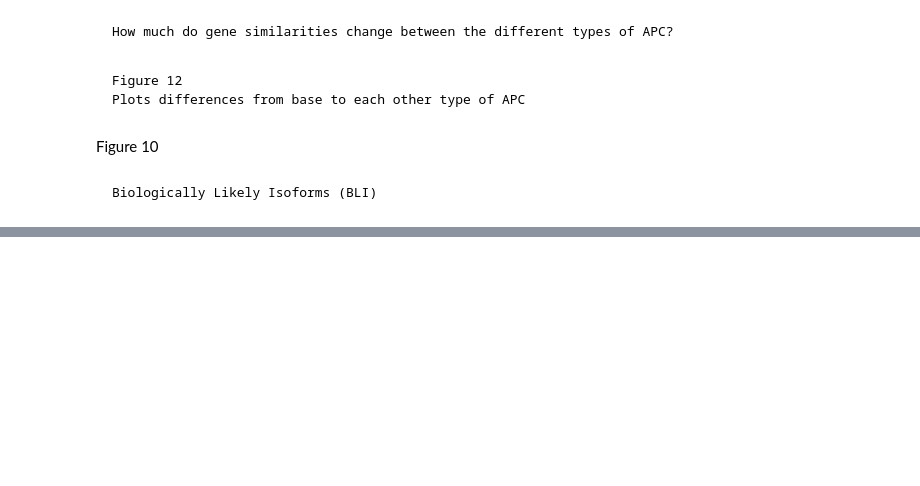
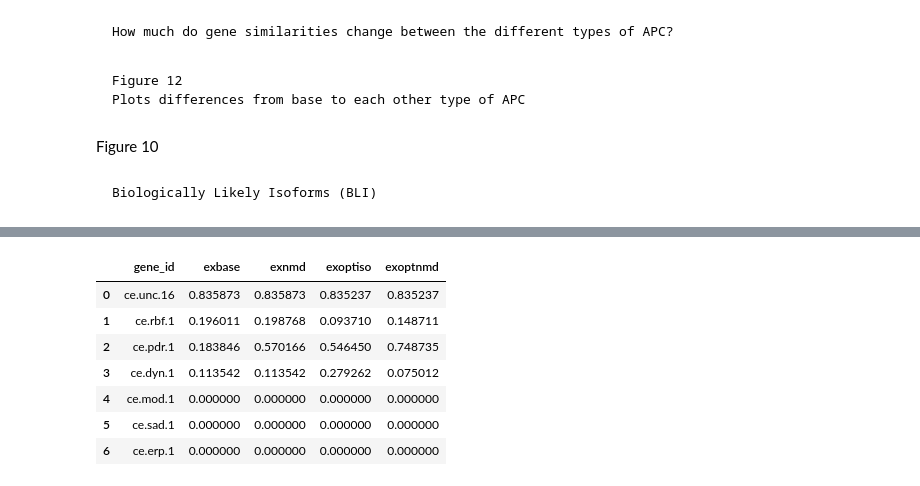
Before and after one commit to KorfLab/isoforms, a Jupyter notebook: APCanalysis/apc_figures.ipynb, the cells around one changed output, grey strips where cells are left out. Drawn from its saved outputs; the diff is of its cells as text; code cells hidden in the pictures; blank space fills up the shorter version.

```diff
--- a/APCanalysis/apc_figures.ipynb
+++ b/APCanalysis/apc_figures.ipynb
@@ -1072,0 +1075,24 @@ bli_difs
+# %%
+exbase_ranked = pd.read_csv('figure_data/extra_base.isodif.ranked')
+exbase_dist = (
+    exbase_ranked[['gene_id', 'dist']]
+    .rename(columns={'dist': 'exbase'})
+            )
+
+exoptiso_ranked = pd.read_csv('figure_data/extra_optiso.isodif.ranked')
+exoptiso_dist = (
+    exoptiso_ranked[['gene_id', 'dist']]
+    .rename(columns={'dist': 'exoptiso'})
+            )
+
+exnmd_ranked = pd.read_csv('figure_data/extra_nmd.isodif.ranked')
+exnmd_dist = (
+    exnmd_ranked[['gene_id', 'dist']]
+    .rename(columns={'dist': 'exnmd'})
+            )
+
+exoptnmd_ranked = pd.read_csv('figure_data/extra_optnmd.isodif.ranked')
+exoptnmd_dist = (
+    exoptnmd_ranked[['gene_id', 'dist']]
+    .rename(columns={'dist': 'exoptnmd'})
+            )
@@ -1072,0 +1110,18 @@ bli_difs
+# %%
+ex_dist_merge = (
+    exbase_dist
+    .merge(exnmd_dist, on='gene_id')
+    .merge(exoptiso_dist, on='gene_id')
+    .merge(exoptnmd_dist, on='gene_id')
+)
+
+ex_dist_merge
+# %% [output]
+|  | gene_id | exbase | exnmd | exoptiso | exoptnmd |
+| 0 | ce.unc.16 | 0.835873 | 0.835873 | 0.835237 | 0.835237 |
+| 1 | ce.rbf.1 | 0.196011 | 0.198768 | 0.093710 | 0.148711 |
+| 2 | ce.pdr.1 | 0.183846 | 0.570166 | 0.546450 | 0.748735 |
+| 3 | ce.dyn.1 | 0.113542 | 0.113542 | 0.279262 | 0.075012 |
+| 4 | ce.mod.1 | 0.000000 | 0.000000 | 0.000000 | 0.000000 |
+| 5 | ce.sad.1 | 0.000000 | 0.000000 | 0.000000 | 0.000000 |
+| 6 | ce.erp.1 | 0.000000 | 0.000000 | 0.000000 | 0.000000 |
```
Also changed, not shown: parts of 8 cells of this notebook.
